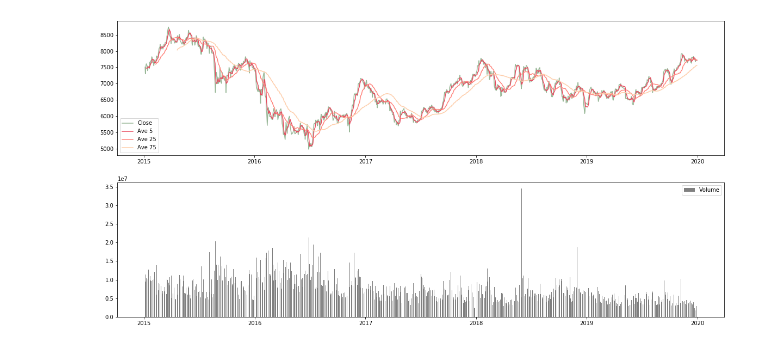
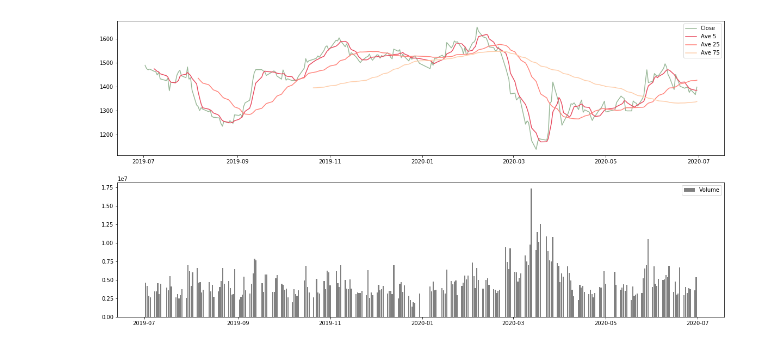
Before and after one commit to bauworks/playground, a Jupyter notebook: python/kabuka_save/import_kabuka.ipynb, the cells around one changed output. Saved outputs shown, nothing was run; the diff lists cells and outputs as text; code cells hidden in the pictures.

```diff
--- a/python/kabuka_save/import_kabuka.ipynb
+++ b/python/kabuka_save/import_kabuka.ipynb
@@ -8,0 +9,14 @@ import re
+# %%
+# ZIPファイルPATH
+zippath = './1594466329_93005200_9984.zip'
+
+dirbase = os.path.splitext(zippath)[0]
+
+# 解凍後のファイルPATH
+txtpath =  dirbase + '.txt'
+
+# ファイル名から株価コード取得
+code = dirbase[dirbase.rfind('_') + 1:]
+
+print(txtpath)
+print(code)
@@ -60,25 +50,20 @@ import matplotlib.pyplot as plt
 ##------------------------------
 def show_graph(code, start, end):
     dbname = 'STOCK.db'
-    sql = F"select * from {code} where Date between '{start} ' and  '{end} '"
+    sql = F"""
+    select Date, Open, High, Low, Close, Volume, AdjClose
+      from {code}
+    where Date between '{start} ' and  '{end} '
+    """
 
-    #DBから日経225平均を取得
+    #DBから株価データを取得
     conn = sqlite3.connect(dbname)
-    df_tmp = pd.read_sql(sql, conn)
+    df = pd.read_sql(sql, conn)
     conn.close()
 
-    #DATE型のINDEX作成
-    dateidx = []
-    for d in df_tmp['Date']:
-        formatted = datetime.datetime.strptime(d, "%Y/%m/%d")
-        dateidx.append(formatted)
-
-    df_tmp['DateIdx'] = dateidx
-    df = df_tmp.set_index('DateIdx')
-
-    #全行表示
-    #pd.set_option('display.max_rows', None)
-    #print(df)
+    # Dateカラムを日付型に変換してインデックスに指定する
+    df['DateIdx'] = pd.to_datetime(df['Date'], format='%Y/%m/%d')
+    df = df.set_index('DateIdx')
 
     #X軸、Y軸のデータを抽出
     date = df.index
@@ -108,6 +93,6 @@ def show_graph(code, start, end):
     plt.bar(date, df['Volume'], label='Volume', color='grey')
     plt.legend()
 # %%
-show_graph('T7203', '2015-01-01', '2020-06-30')
+show_graph('T6503', '2019/07/01', '2020/07/30')
 # %% [output]
-[figure, old version]
+[figure, new version]
```
Also changed, not shown: parts of 10 cells of this notebook, 2 other files.
